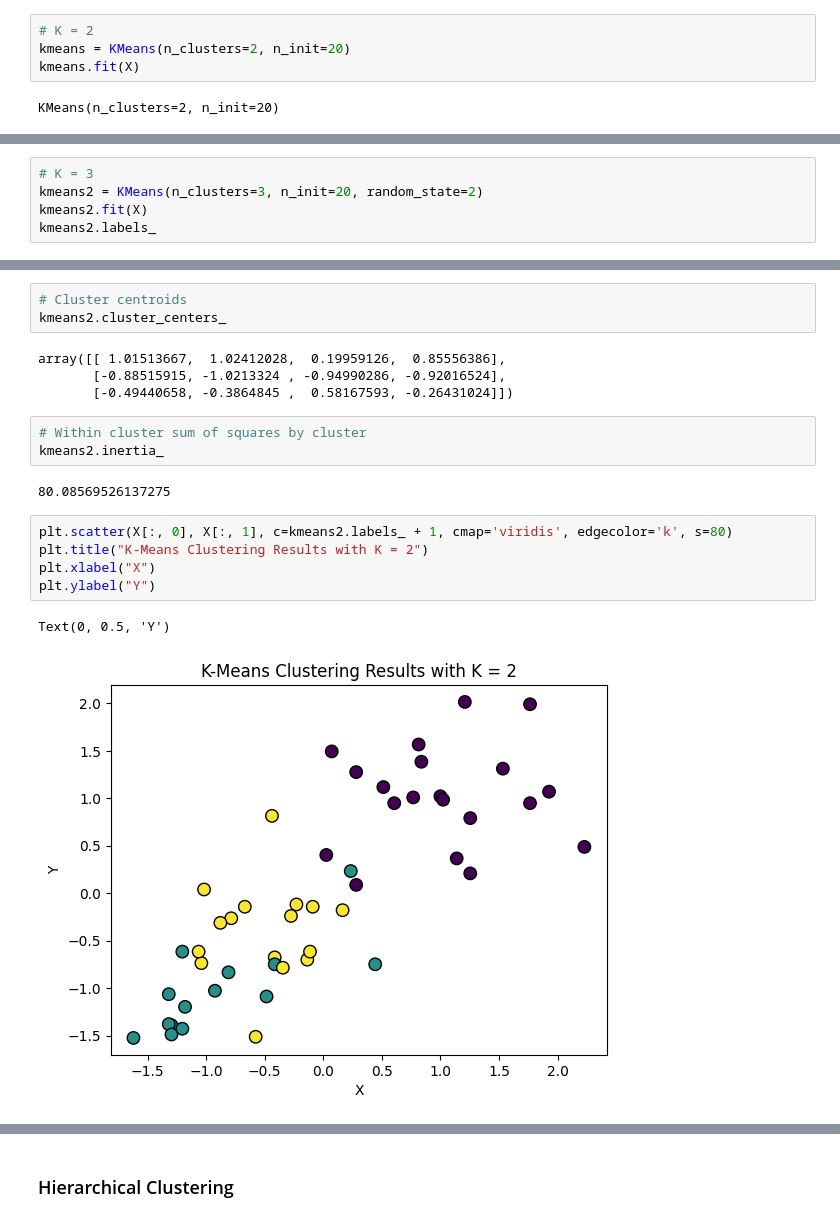
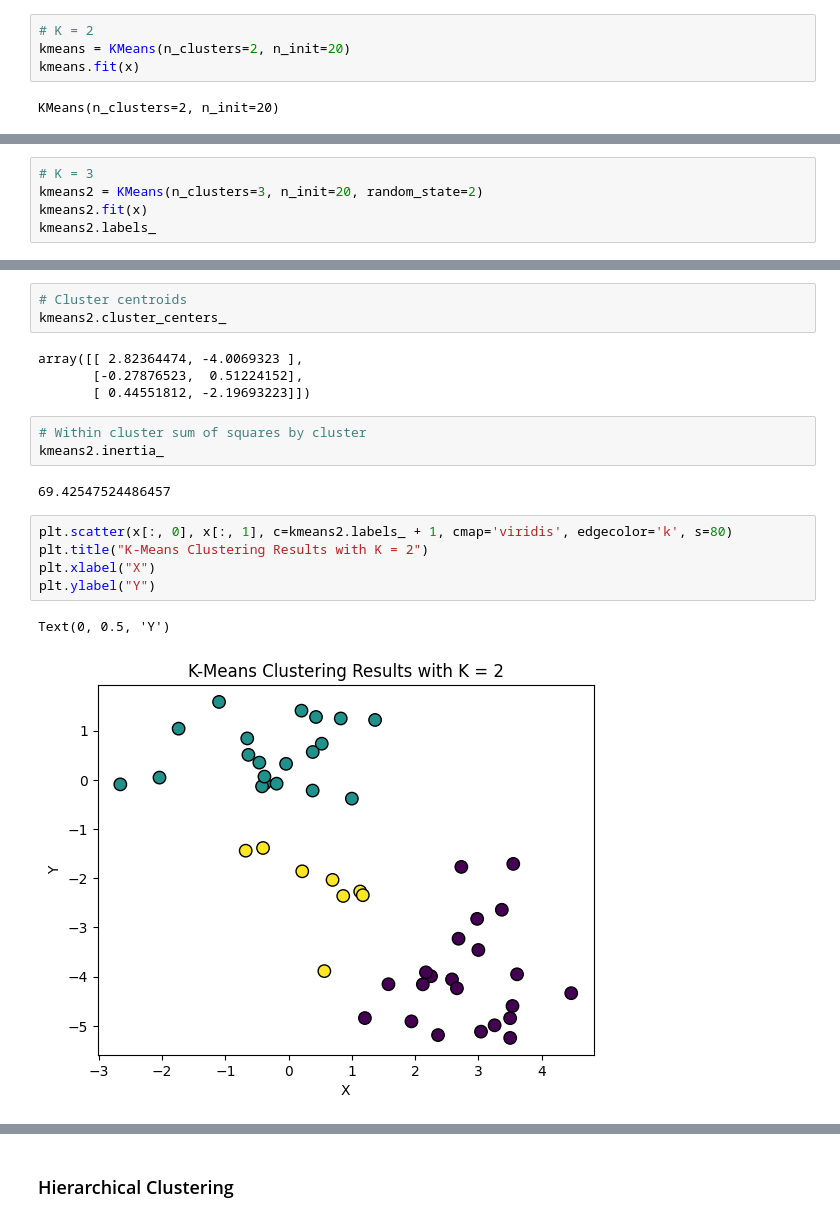
Before and after one commit to ogulcancicek/An-Introduction-to-Statistical-Learning-Python, a Jupyter notebook: Notebooks/Lab_12.5_Unsupervised_Learning.ipynb, the cells around one changed output, grey strips where cells are left out. Saved outputs shown, nothing was run; the diff lists cells and outputs as text.

```diff
--- a/Notebooks/Lab_12.5_Unsupervised_Learning.ipynb
+++ b/Notebooks/Lab_12.5_Unsupervised_Learning.ipynb
@@ -242,7 +242,7 @@ x[:25, 1] = x[:25, 1] - 4
 # %%
 # K = 2
 kmeans = KMeans(n_clusters=2, n_init=20)
-kmeans.fit(X)
+kmeans.fit(x)
 # %% [output]
 KMeans(n_clusters=2, n_init=20)
 # %%
@@ -262,6 +262,6 @@ Text(0, 0.5, 'Y')
 # %%
 # K = 3
 kmeans2 = KMeans(n_clusters=3, n_init=20, random_state=2)
-kmeans2.fit(X)
+kmeans2.fit(x)
 kmeans2.labels_
 # %% [output]
@@ -272,22 +272,22 @@ array([0, 0, 0, 1, 0, 0, 2, 2, 0, 0, 2, 1, 0, 2, 1, 2, 1, 0, 1, 0, 2, 0,
 # Cluster centroids
 kmeans2.cluster_centers_
 # %% [output]
-array([[ 1.01513667,  1.02412028,  0.19959126,  0.85556386],
-       [-0.88515915, -1.0213324 , -0.94990286, -0.92016524],
-       [-0.49440658, -0.3864845 ,  0.58167593, -0.26431024]])
+array([[ 2.82364474, -4.0069323 ],
+       [-0.27876523,  0.51224152],
+       [ 0.44551812, -2.19693223]])
 # %%
 # Within cluster sum of squares by cluster
 kmeans2.inertia_
 # %% [output]
-80.08569526137275
+69.42547524486457
 # %%
-plt.scatter(X[:, 0], X[:, 1], c=kmeans2.labels_ + 1, cmap='viridis', edgecolor='k', s=80)
+plt.scatter(x[:, 0], x[:, 1], c=kmeans2.labels_ + 1, cmap='viridis', edgecolor='k', s=80)
 plt.title("K-Means Clustering Results with K = 2")
 plt.xlabel("X")
 plt.ylabel("Y")
 # %% [output]
 Text(0, 0.5, 'Y')
-[figure, old version]
+[figure, new version]
 # %%
 # Compare the impact of the n_init parameter on the fitting procedure.
 # This parameter determines the number of multiple initial cluster
```
Also changed, not shown: parts of 4 cells of this notebook.
